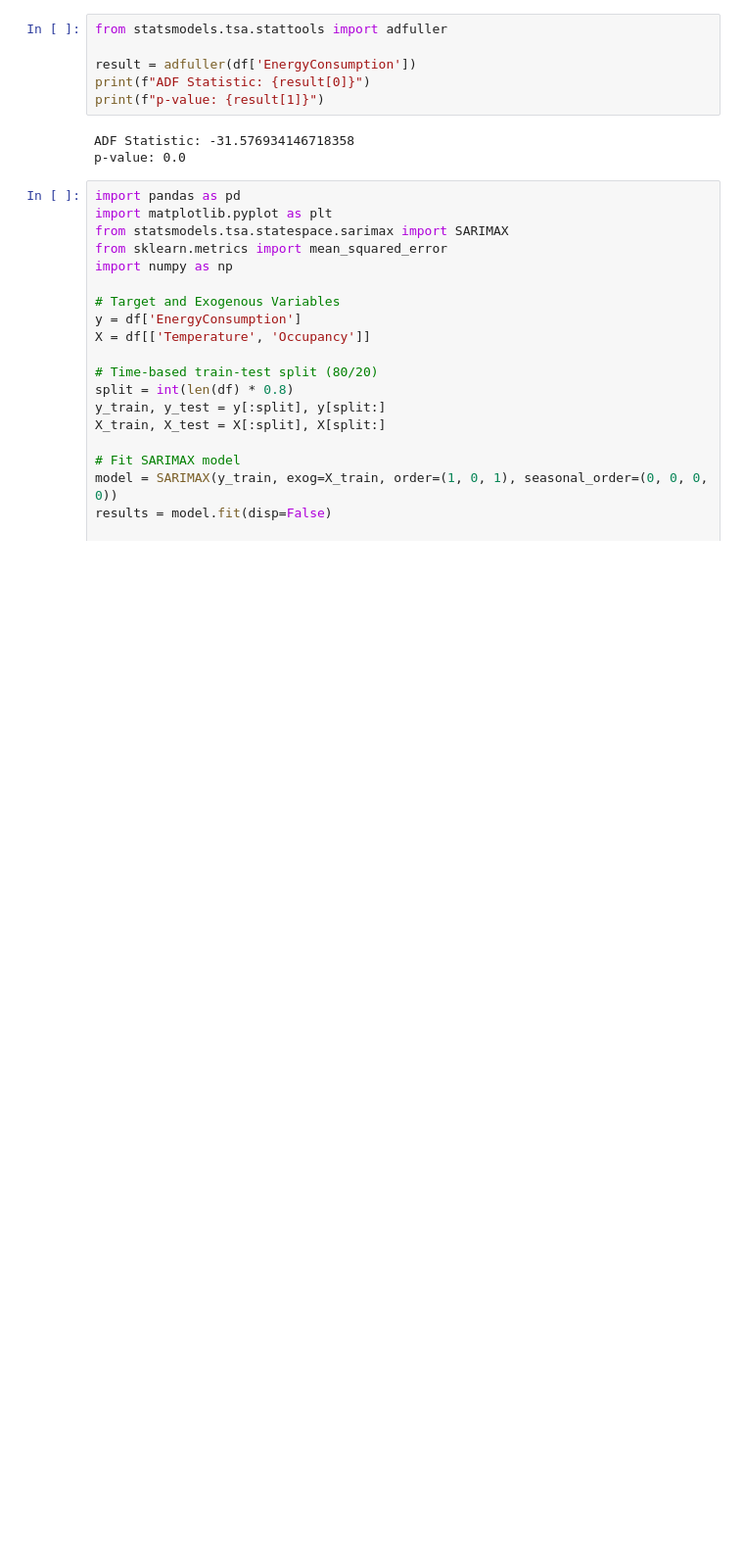
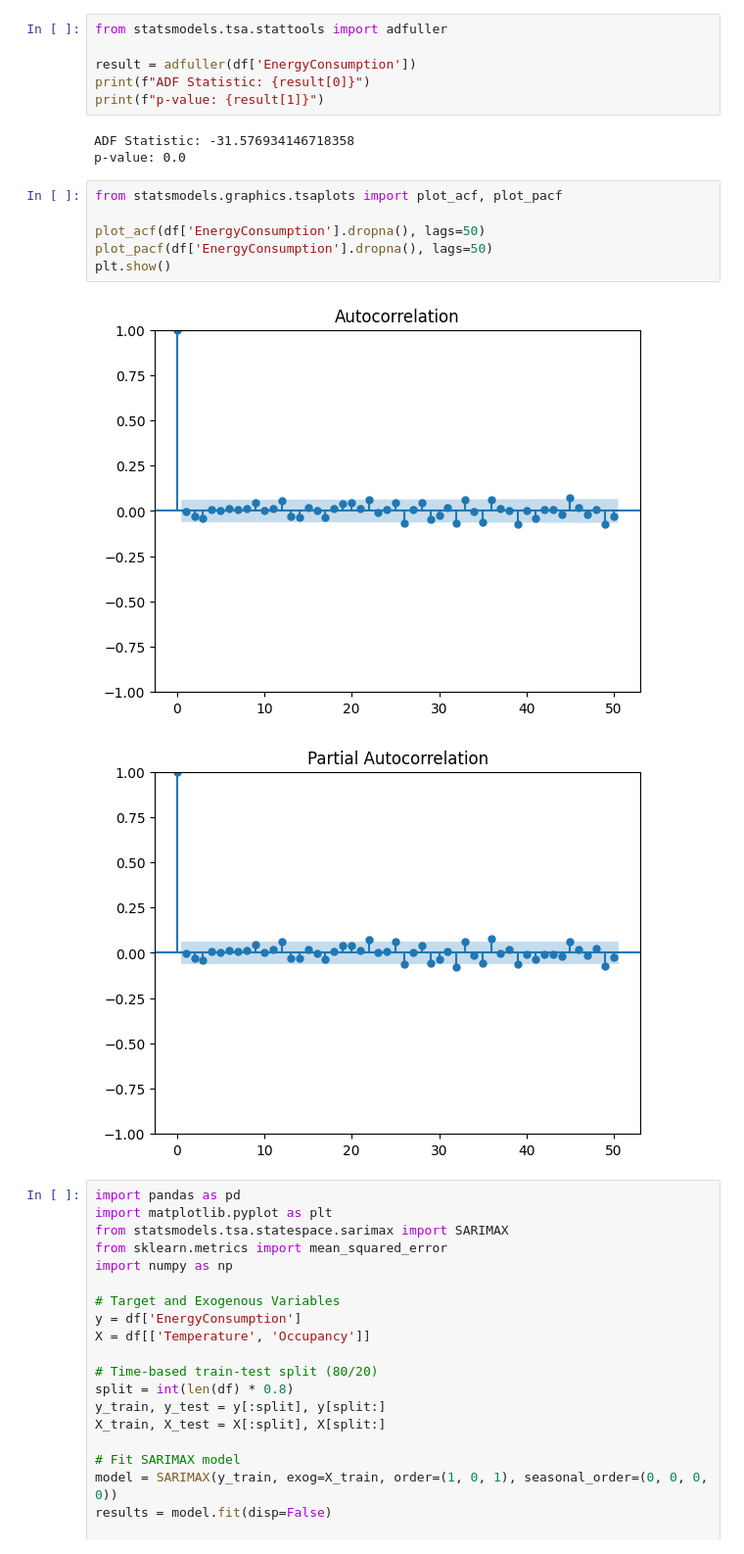
Before and after one commit to vijaivimu/TimeSeriesAnalysis, a Jupyter notebook: src/sarimax.ipynb, the cells around one changed output. Shown at 98% size. Drawn from its saved outputs; the diff is of its cells as text; blank space fills up the shorter version.

```diff
--- a/src/sarimax.ipynb
+++ b/src/sarimax.ipynb
@@ -19,6 +22,15 @@ print(f"p-value: {result[1]}")
 # %% [output]
 ADF Statistic: -31.576934146718358
 p-value: 0.0
+# %%
+from statsmodels.graphics.tsaplots import plot_acf, plot_pacf
+
+plot_acf(df['EnergyConsumption'].dropna(), lags=50)
+plot_pacf(df['EnergyConsumption'].dropna(), lags=50)
+plt.show()
+# %% [output]
+[figure, added]
+[figure, added]
 # %%
 import pandas as pd
 import matplotlib.pyplot as plt
```
Also changed, not shown: parts of 2 cells of this notebook, 1 other file.
